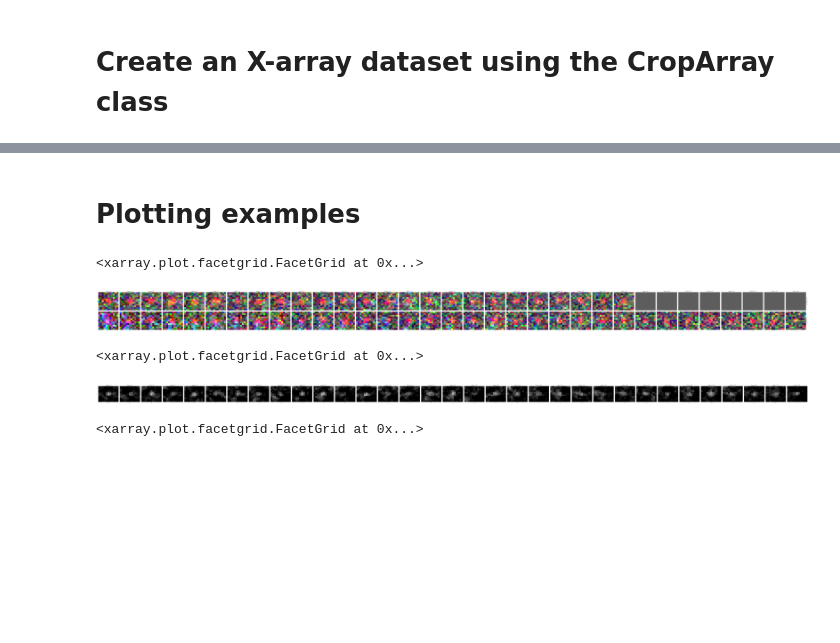
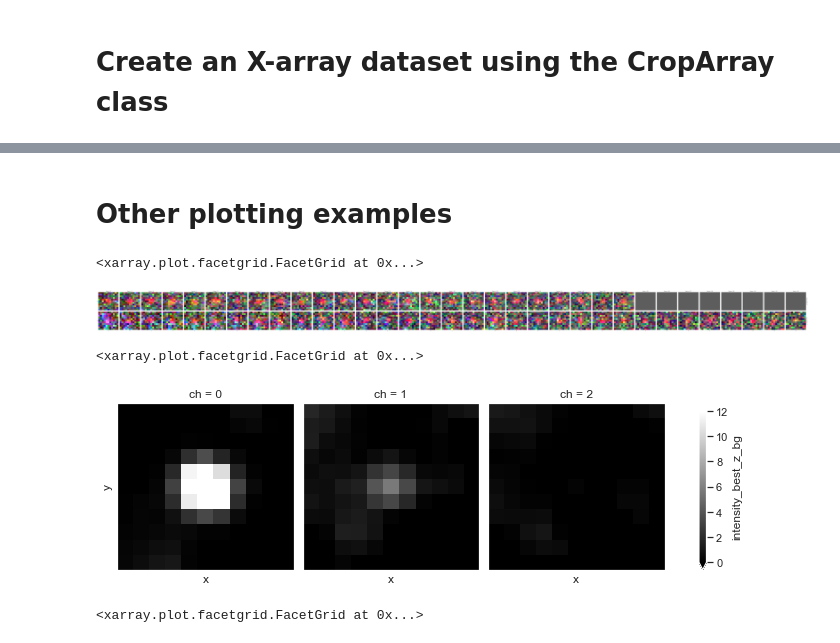
Before and after one commit to Colorado-State-University-Stasevich-Lab/croparray, a Jupyter notebook: notebooks/WorkingWithTrackArrays.ipynb, the cells around one changed output, grey strips where cells are left out. Saved outputs shown, nothing was run; the diff lists cells and outputs as text; code cells hidden in the pictures; blank space fills up the shorter version.

Commit message:
More examples with x-array

```diff
--- a/notebooks/WorkingWithTrackArrays.ipynb
+++ b/notebooks/WorkingWithTrackArrays.ipynb
@@ -106,6 +112,7 @@ create_track_array_video(video_3D_directory, crop_array_filename, video_3D, trac
 # %% [markdown]
 # Create an X-array dataset using the CropArray class
 # %%
-# Read in the crop array video and the tracks files:
+# Read in the crop array video and crop array dataframe:
 crop_array_vid = imread(os.path.join(video_3D_directory, crop_array_filename))  # Read in crop array .tif file
-crop_array_df = pd.read_csv(os.path.join(video_3D_directory, crop_filename)) # Read in tracks are read in as "dataframes (df)"
+#Read in crop_array and convert to standard dimensions for X-array
+crop_array_df = pd.read_csv(os.path.join(video_3D_directory, crop_filename)).rename(columns={'FRAME':'frame','TRACK_ID':'crop_number','ID':'crop_id','POSITION_X':'crop_x','POSITION_Y':'crop_y'}) # standard crop array dimensions#
@@ -139,3 +144,9 @@ my_ds = xr.Dataset({
 },
 attrs = {'example attrs':'This is a global attribute'}
 )
+my_columns=list(crop_array_df.columns)
+my_columns.remove('crop_number')
+my_columns.remove('frame')
+for col in my_columns:
+    my_ds[col]=xr.DataArray(crop_array_df.pivot(index='crop_number',columns='frame')[col])
+my_ds
@@ -141,0 +173,5 @@ attrs = {'example attrs':'This is a global attribute'}
+# %%
+disk = my_ds.intensity_best_z.where(lambda x: x.x**2 + x.y**2 <= 3**2).mean(dim=['x','y'])
+donut = my_ds.intensity_best_z.where(lambda x: (x.x**2 + x.y**2 >= 5**2) & (x.x**2 + x.y**2 < 6**2)).mean(dim=['x','y'])
+my_signal = disk - donut
+my_ds['crop_signal'] = my_signal
@@ -141,0 +198,3 @@ attrs = {'example attrs':'This is a global attribute'}
+# %%
+sns.set_palette(['limegreen','blue'])
+my_ds.crop_signal.sel(ch=1).rolling(frame=5,center=True).mean().plot.hist(bins=40,range=(1,15));
@@ -142,15 +243,15 @@ attrs = {'example attrs':'This is a global attribute'}
 # %% [markdown]
-# Plotting examples
+# Other plotting examples
 # %%
 my_ds.intensity_best_z_bg.sel(frame=slice(0,33),crop_number=slice(0,1)).plot.imshow(col='frame',row='crop_number',rgb='ch',yticks=[],xticks=[],robust=True)
 # %% [output]
 <xarray.plot.facetgrid.FacetGrid at 0x...>
 [figure]
 # %%
-my_ds.intensity_best_z_bg.groupby('frame').mean('crop_number').sel(ch=1).plot.imshow(col='frame',yticks=[],xticks=[],cmap='gray',add_colorbar=False, vmin=0,vmax=10)
+my_ds.intensity_best_z_bg.mean(['crop_number','frame']).plot.imshow(col='ch',yticks=[],xticks=[],cmap='gray',vmin=0,vmax=12)
 # %% [output]
 <xarray.plot.facetgrid.FacetGrid at 0x...>
-[figure, old version]
+[figure, new version]
 # %%
 my_ds.intensity_best_z_bg.groupby('frame').mean('crop_number').plot.imshow(col='frame',rgb='ch',yticks=[],xticks=[],robust=True)
 # %% [output]
```
Also changed, not shown: parts of 20 cells of this notebook, 2 other files.
